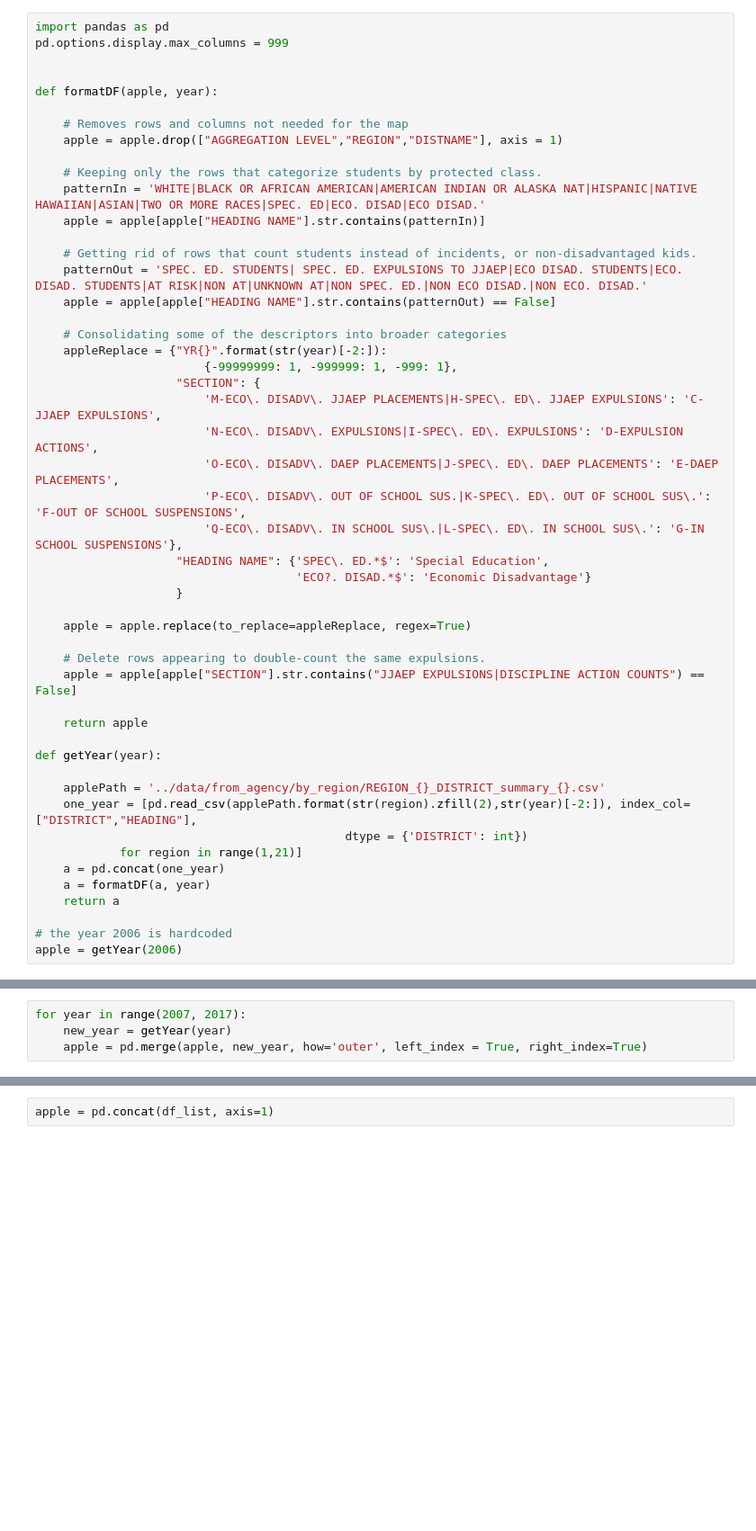
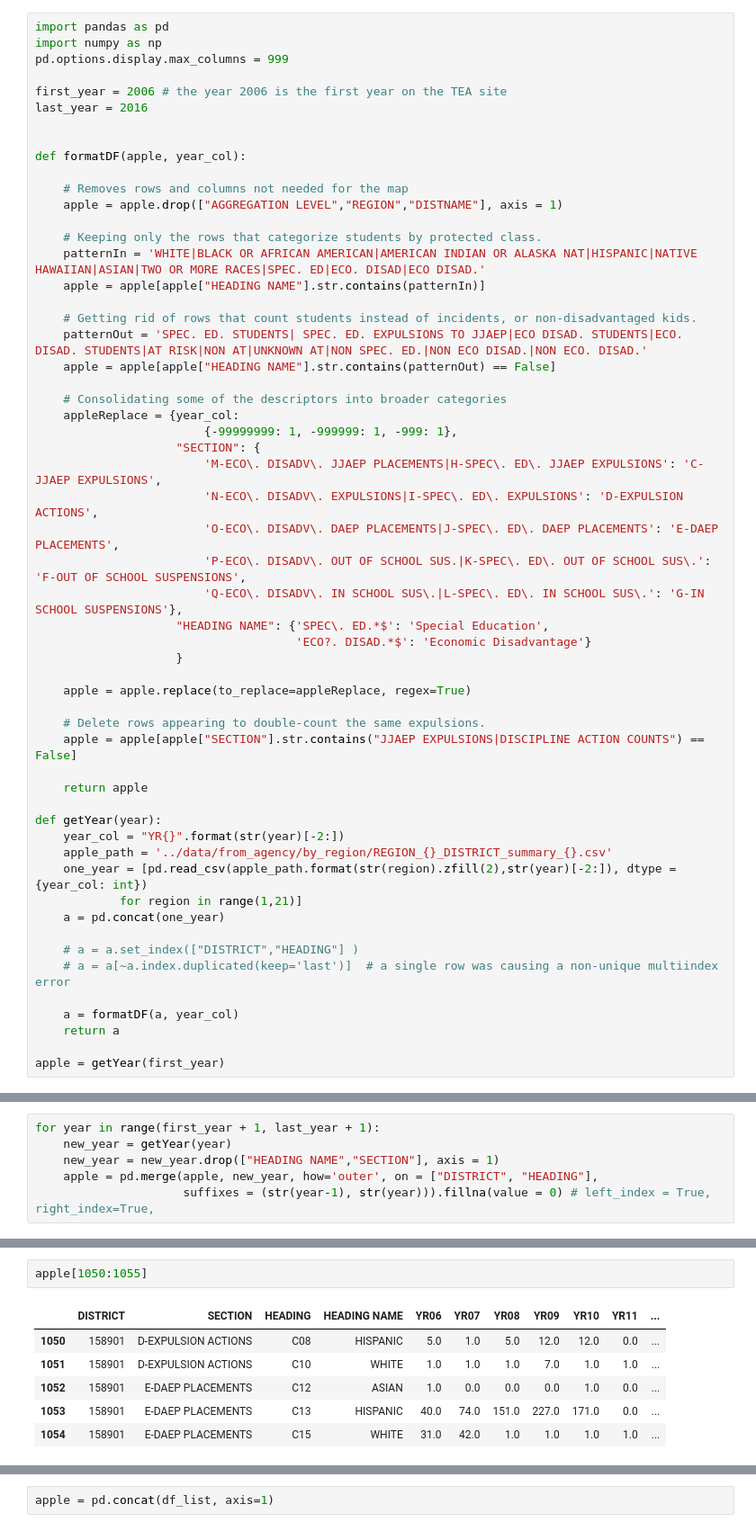
Before and after one commit to txappleseed/txappleseedmap, a Jupyter notebook: scripts/TEAtoGeoJSON.ipynb, the cells around one changed output, grey strips where cells are left out. Shown at 90% size. Drawn from its saved outputs; the diff is of its cells as text; blank space fills up the shorter version.

```diff
--- a/scripts/TEAtoGeoJSON.ipynb
+++ b/scripts/TEAtoGeoJSON.ipynb
@@ -45,9 +11,13 @@ read_csv(filepath_or_buffer, sep=',', delimiter=None, header='infer', names=None
 # %%
 import pandas as pd
+import numpy as np
 pd.options.display.max_columns = 999
 
+first_year = 2006 # the year 2006 is the first year on the TEA site
+last_year = 2016
 
-def formatDF(apple, year):
+
+def formatDF(apple, year_col):
 
     # Removes rows and columns not needed for the map
     apple = apple.drop(["AGGREGATION LEVEL","REGION","DISTNAME"], axis = 1)
@@ -61,7 +31,7 @@ def formatDF(apple, year):
     apple = apple[apple["HEADING NAME"].str.contains(patternOut) == False]
 
     # Consolidating some of the descriptors into broader categories
-    appleReplace = {"YR{}".format(str(year)[-2:]):
+    appleReplace = {year_col:
                         {-99999999: 1, -999999: 1, -999: 1},
                     "SECTION": {
                         'M-ECO\. DISADV\. JJAEP PLACEMENTS|H-SPEC\. ED\. JJAEP EXPULSIONS': 'C-JJAEP EXPULSIONS',
@@ -81,14 +51,16 @@ def formatDF(apple, year):
     return apple
 
 def getYear(year):
-
-    applePath = '../data/from_agency/by_region/REGION_{}_DISTRICT_summary_{}.csv'
-    one_year = [pd.read_csv(applePath.format(str(region).zfill(2),str(year)[-2:]), index_col=["DISTRICT","HEADING"],
-                                            dtype = {'DISTRICT': int})
+    year_col = "YR{}".format(str(year)[-2:])
+    apple_path = '../data/from_agency/by_region/REGION_{}_DISTRICT_summary_{}.csv'
+    one_year = [pd.read_csv(apple_path.format(str(region).zfill(2),str(year)[-2:]), dtype = {year_col: int})
             for region in range(1,21)]
     a = pd.concat(one_year)
-    a = formatDF(a, year)
+
+    # a = a.set_index(["DISTRICT","HEADING"] )
+    # a = a[~a.index.duplicated(keep='last')]  # a single row was causing a non-unique multiindex error
+
+    a = formatDF(a, year_col)
     return a
 
-# the year 2006 is hardcoded
-apple = getYear(2006)
+apple = getYear(first_year)
@@ -120,4 +88,6 @@ apple[:5]
 # %%
-for year in range(2007, 2017):
+for year in range(first_year + 1, last_year + 1):
     new_year = getYear(year)
-    apple = pd.merge(apple, new_year, how='outer', left_index = True, right_index=True)
+    new_year = new_year.drop(["HEADING NAME","SECTION"], axis = 1)
+    apple = pd.merge(apple, new_year, how='outer', on = ["DISTRICT", "HEADING"],
+                     suffixes = (str(year-1), str(year))).fillna(value = 0) # left_index = True, right_index=True,
@@ -151,0 +94,9 @@ len(df_list)
+# %%
+apple[1050:1055]
+# %% [output]
+|  | DISTRICT | SECTION | HEADING | HEADING NAME | YR06 | YR07 | YR08 | YR09 | YR10 | YR11 | ... |
+| 1050 | 158901 | D-EXPULSION ACTIONS | C08 | HISPANIC | 5.0 | 1.0 | 5.0 | 12.0 | 12.0 | 0.0 | ... |
+| 1051 | 158901 | D-EXPULSION ACTIONS | C10 | WHITE | 1.0 | 1.0 | 1.0 | 7.0 | 1.0 | 1.0 | ... |
+| 1052 | 158901 | E-DAEP PLACEMENTS | C12 | ASIAN | 1.0 | 0.0 | 0.0 | 0.0 | 1.0 | 0.0 | ... |
+| 1053 | 158901 | E-DAEP PLACEMENTS | C13 | HISPANIC | 40.0 | 74.0 | 151.0 | 227.0 | 171.0 | 0.0 | ... |
+| 1054 | 158901 | E-DAEP PLACEMENTS | C15 | WHITE | 31.0 | 42.0 | 1.0 | 1.0 | 1.0 | 1.0 | ... |
```
Also changed, not shown: parts of 15 cells of this notebook.
